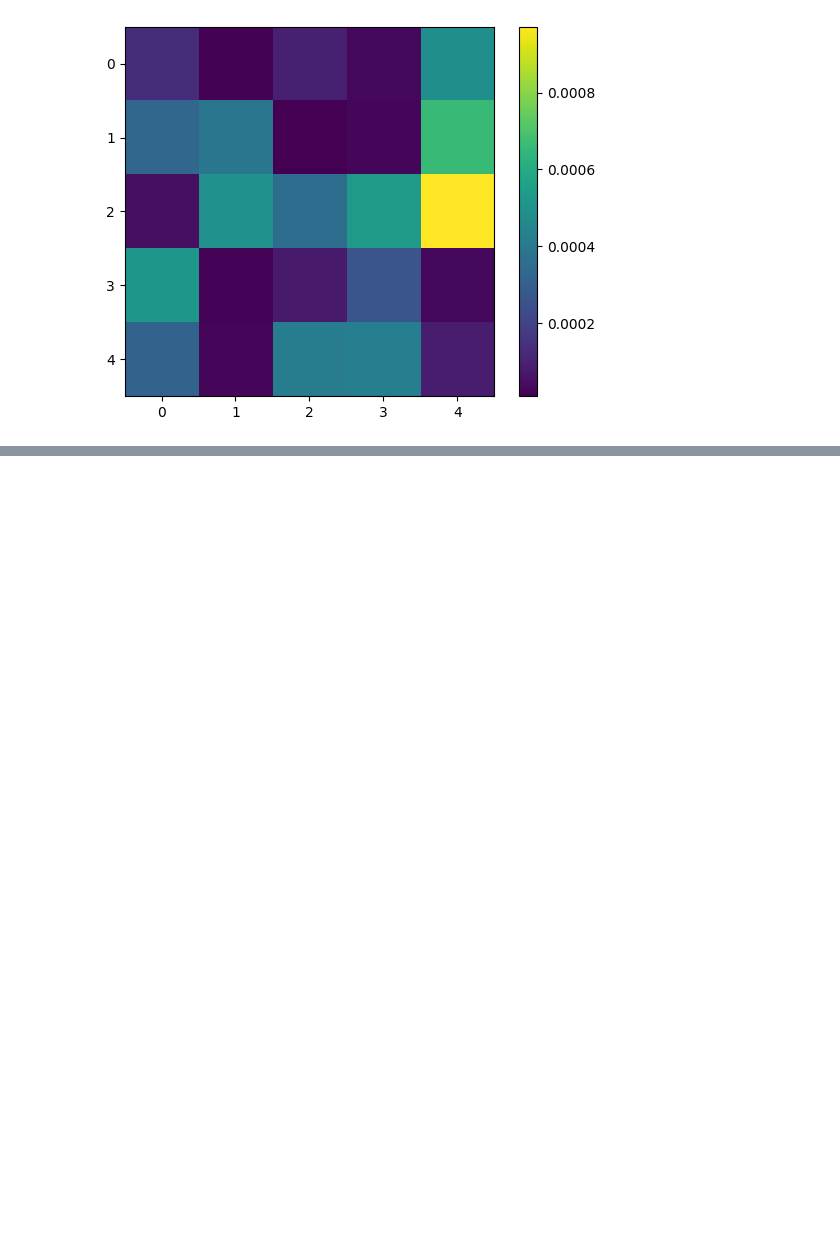
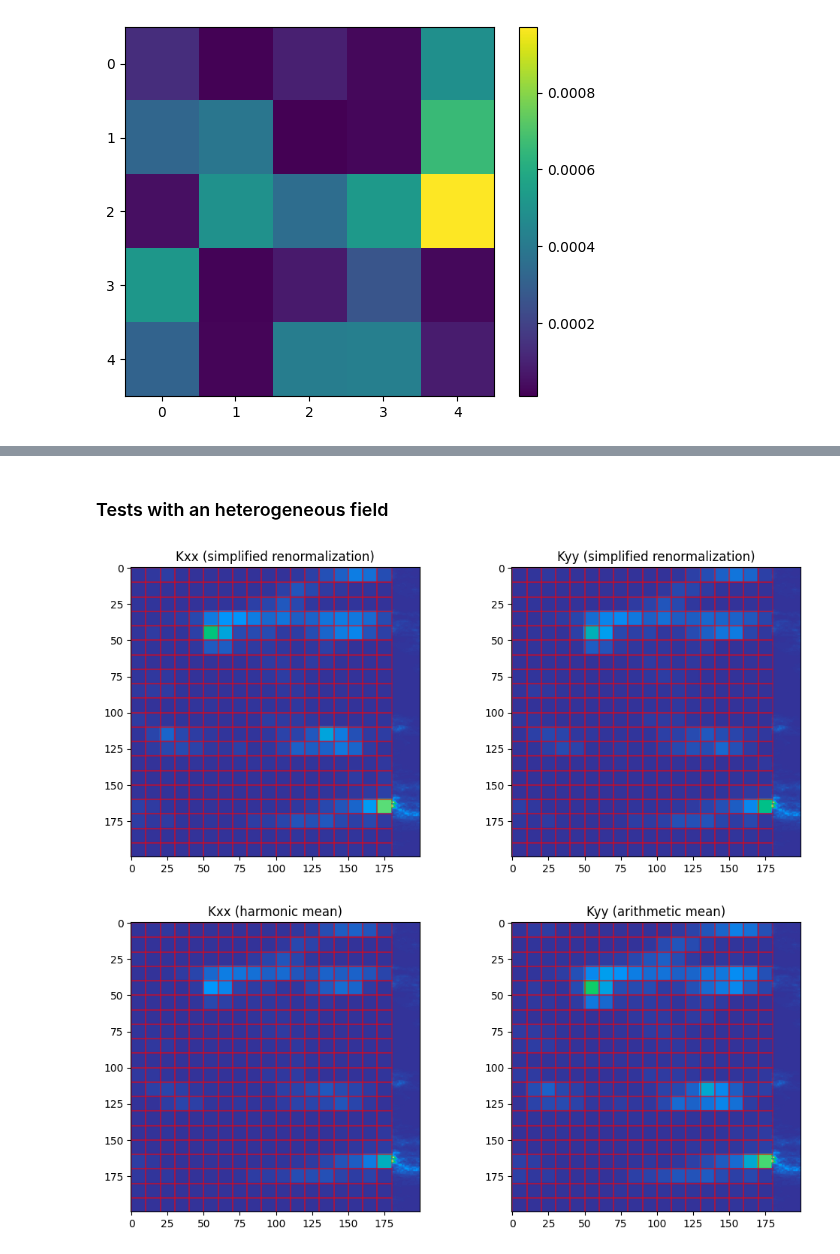
Before and after one commit to randlab/ArchPy, a Jupyter notebook: dev/flow_simulation/upscaling_methods.ipynb, the cells around one changed output, grey strips where cells are left out. Saved outputs shown, nothing was run; the diff lists cells and outputs as text; code cells hidden in the pictures; blank space fills up the shorter version.

```diff
--- a/dev/flow_simulation/upscaling_methods.ipynb
+++ b/dev/flow_simulation/upscaling_methods.ipynb
@@ -238,0 +272,5 @@ array([0.81059748, 0.30983302, 0.9744761 , 0.01235284])
+# %%
+def simplified_renormalization(field, dx, dy, direction="x"):
+
+    cx_min, cx_max = find_c(field, direction=direction, first_type="series"), find_c(field, direction=direction, first_type="parallel")
+    return keq(cx_min, cx_max, get_alpha(dx, dy, direction=direction))
@@ -238,0 +290,74 @@ array([0.81059748, 0.30983302, 0.9744761 , 0.01235284])
+# %% [markdown]
+### Tests with an heterogeneous field
+# %%
+np.random.seed(121)
+
+xmin = 0
+xmax = 180
+ymin = 0
+ymax = 200
+sx, sy = 10, 10
+
+cm = geone.covModel.CovModel2D(elem=[("spherical", {"w":.5, "r":[150, 50]})
+                                    ],
+                                name="model")
+nx_grid, ny_grid = 200, 200
+sx_grid, sy_grid = 2, 2
+field = 10**geone.multiGaussian.multiGaussianRun(cm, (nx_grid, ny_grid), (sx_grid, sy_grid), output_mode="array", mean=-5)
+
+new_field_kxx = field[0].copy()
+new_field_kyy = field[0].copy()
+fig, ax = plt.subplots(1, 2, figsize=(12, 5))
+for i in range(ymin, ymax, sy):
+    for j in range(xmin, xmax, sx):
+        x1 = i
+        lx = sx
+        x2 = x1 + lx
+        y1 = j
+        ly = sy
+        y2 = y1 + ly
+        selected_area = field[0][x1:x2, y1:y2]
+        ax[0].plot([y1, y1, y2, y2, y1], [x1, x2, x2, x1, x1], color="red", alpha=.3)
+        ax[1].plot([y1, y1, y2, y2, y1], [x1, x2, x2, x1, x1], color="red", alpha=.3)
+        Kxx = simplified_renormalization(selected_area, dx, dy, direction="x")
+        Kyy = simplified_renormalization(selected_area, dx, dy, direction="y")
+        new_field_kxx[x1:x2, y1:y2] = Kxx
+        new_field_kyy[x1:x2, y1:y2] = Kyy
+
+g = ax[0].imshow(new_field_kxx, cmap="terrain", vmin=field[0].min(), vmax=field[0].max())
+# plt.colorbar(g)
+g = ax[1].imshow(new_field_kyy, cmap="terrain", vmin=field[0].min(), vmax=field[0].max())
+# plt.colorbar(g)
+ax[0].set_title("Kxx (simplified renormalization)")
+ax[1].set_title("Kyy (simplified renormalization)")
+plt.show()
+
+fig, ax = plt.subplots(1, 2, figsize=(12, 5))
+
+new_field_2_kxx = field[0].copy()
+new_field_2_kyy = field[0].copy()
+
+for i in range(ymin, ymax, sy):
+    for j in range(xmin, xmax, sx):
+        x1 = i
+        lx = sx
+        x2 = x1 + lx
+        y1 = j
+        ly = sy
+        y2 = y1 + ly
+        selected_area = field[0][x1:x2, y1:y2]
+        ax[0].plot([y1, y1, y2, y2, y1], [x1, x2, x2, x1, x1], color="red", alpha=.3)
+        ax[1].plot([y1, y1, y2, y2, y1], [x1, x2, x2, x1, x1], color="red", alpha=.3)
+        Kyy = np.mean(selected_area.flatten())
+        Kxx = 1 / np.mean(1 / selected_area.flatten())
+        new_field_2_kxx[x1:x2, y1:y2] = Kxx
+        new_field_2_kyy[x1:x2, y1:y2] = Kyy
+
+ax[0].imshow(new_field_2_kxx, cmap="terrain", vmin=field[0].min(), vmax=field[0].max())
+ax[1].imshow(new_field_2_kyy, cmap="terrain", vmin=field[0].min(), vmax=field[0].max())
+ax[0].set_title("Kxx (harmonic mean)")
+ax[1].set_title("Kyy (arithmetic mean)")
+plt.show()
+# %% [output]
+[figure, added]
+[figure, added]
```
Also changed, not shown: parts of 17 cells of this notebook.
